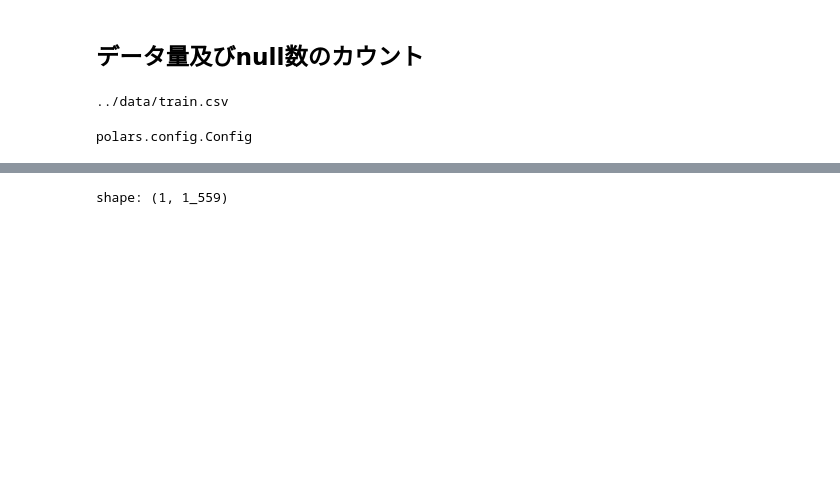
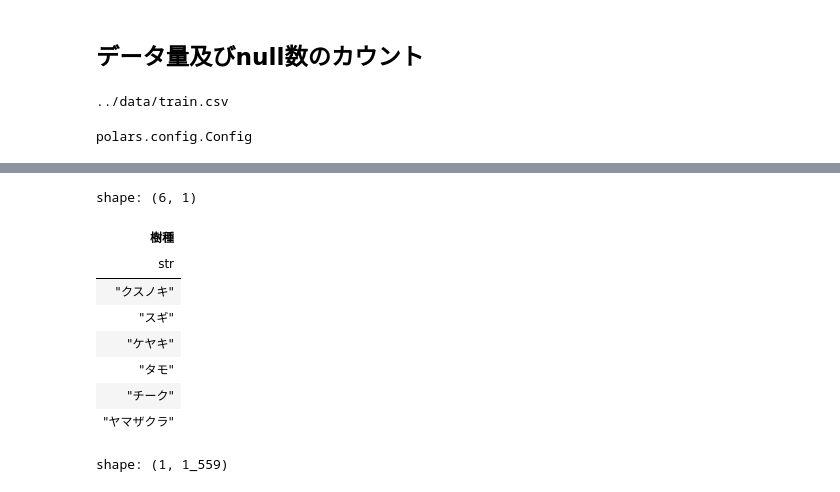
Before and after one commit to natsukacha/timber, a Jupyter notebook: work/data_count.ipynb, the cells around one changed output, grey strips where cells are left out. Drawn from its saved outputs; the diff is of its cells as text; code cells hidden in the pictures; blank space fills up the shorter version.

```diff
--- a/work/data_count.ipynb
+++ b/work/data_count.ipynb
@@ -15,3 +36,15 @@ data_pl = pl.read_csv(r"../data/train.csv",encoding="shift_jis")
+# %%
+test_pl.select(pl.col("樹種").unique())
+# %% [output]
+shape: (6, 1)
+| 樹種 |
+| str |
+| "クスノキ" |
+| "スギ" |
+| "ケヤキ" |
+| "タモ" |
+| "チーク" |
+| "ヤマザクラ" |
 # %%
 data_pl.select(pl.all().null_count())
 # %% [output]
```
Also changed, not shown: parts of 2 cells of this notebook, 1 other file.
